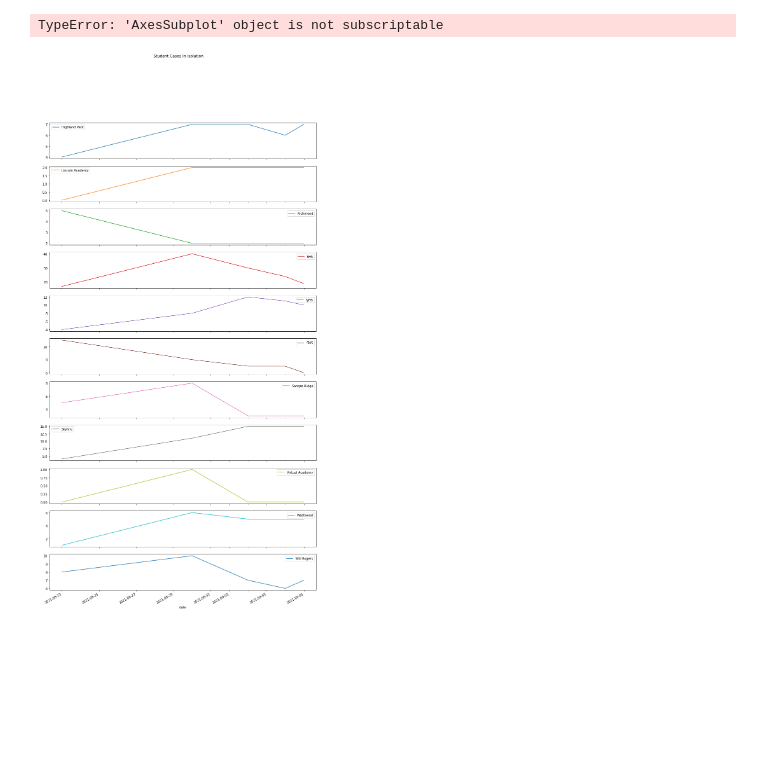
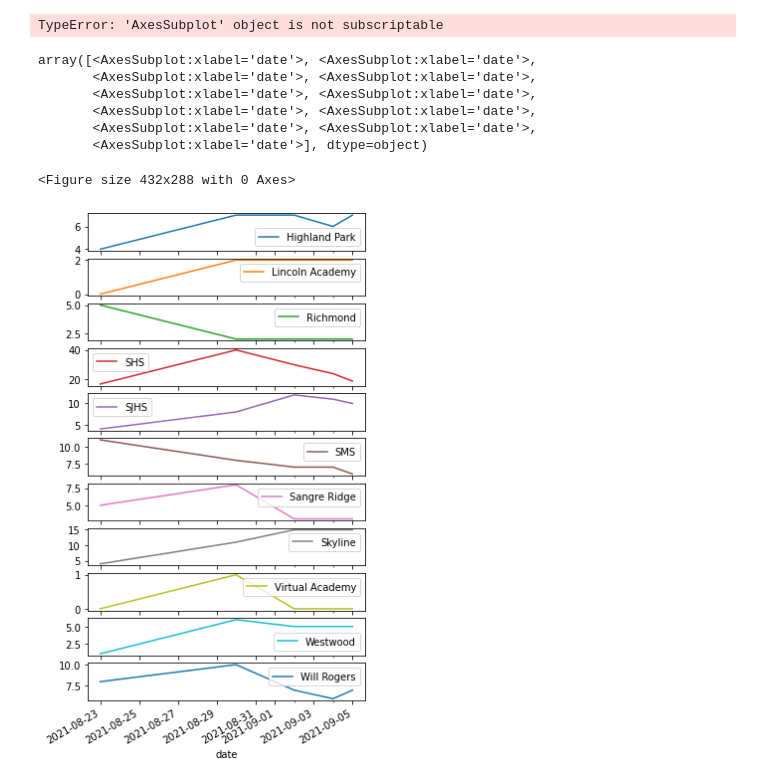
Before and after one commit to jwiggi18/stw_schs_covid_data, a Jupyter notebook: Untitled1.ipynb, the cells around one changed output. Cells and saved outputs as stored; diff of their text form; code cells hidden in the pictures; blank space fills up the shorter version.

```diff
--- a/Untitled1.ipynb
+++ b/Untitled1.ipynb
@@ -85,7 +83,17 @@ isolation_all = isolation_all[0].get_figure()
 isolation_all.savefig("img/students_in_isolation.png")
 # %% [output]
 TypeError: 'AxesSubplot' object is not subscriptable
-# %%
-subs_isolation = isolation.plot(title="Student Cases in Isolation", figsize=(15,30), subplots=True)
-# %% [output]
-[figure, removed]
+# %%
+plt.figure();
+isolation.plot(subplots=True, figsize=(5,10))
+#initially used  sharey=[0,40] to make all plots have the same axis but SHS made every other school's plot a flat line
+#isolation.savefig("img/students_in_isolation_subs.png")
+# %% [output]
+array([<AxesSubplot:xlabel='date'>, <AxesSubplot:xlabel='date'>,
+       <AxesSubplot:xlabel='date'>, <AxesSubplot:xlabel='date'>,
+       <AxesSubplot:xlabel='date'>, <AxesSubplot:xlabel='date'>,
+       <AxesSubplot:xlabel='date'>, <AxesSubplot:xlabel='date'>,
+       <AxesSubplot:xlabel='date'>, <AxesSubplot:xlabel='date'>,
+       <AxesSubplot:xlabel='date'>], dtype=object)
+<Figure size 432x288 with 0 Axes>
+[figure, added]
```
Also changed, not shown: parts of 4 cells of this notebook, 1 other file.
